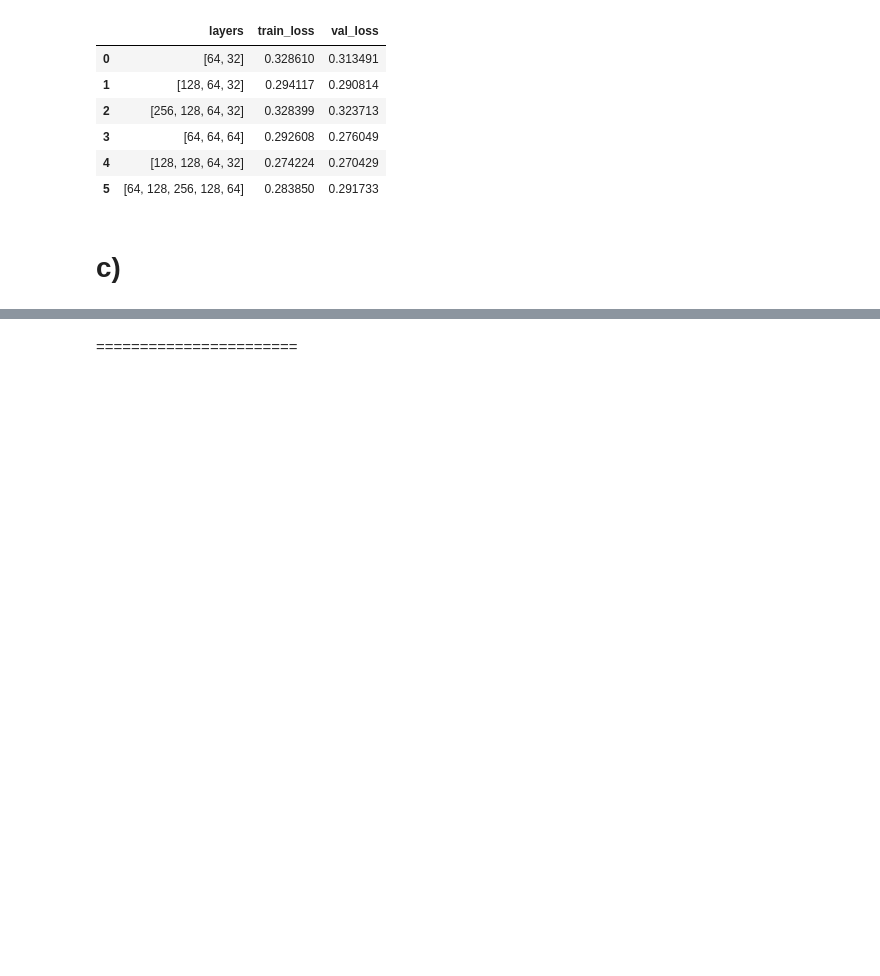
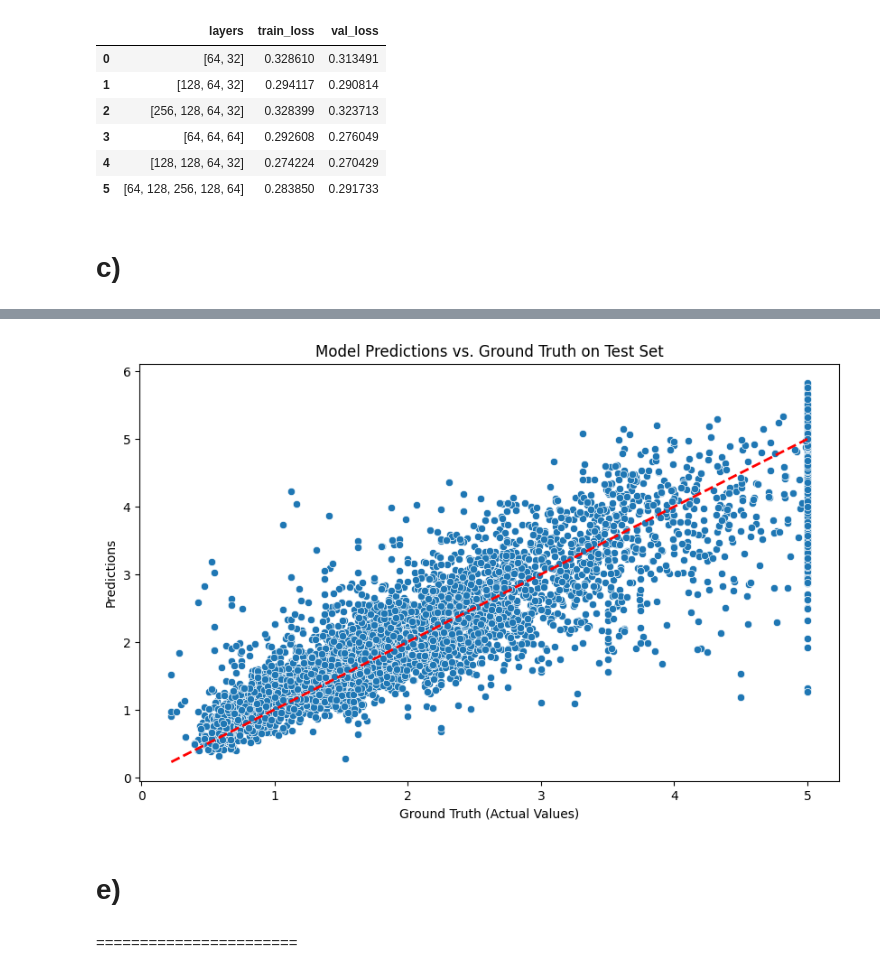
Before and after one commit to saifar-tug/deep_learning_ex2, a Jupyter notebook: Assignment_2.ipynb, the cells around one changed output, grey strips where cells are left out. Drawn from its saved outputs; the diff is of its cells as text; code cells hidden in the pictures; blank space fills up the shorter version.

```diff
--- a/Assignment_2.ipynb
+++ b/Assignment_2.ipynb
@@ -256,0 +315,6 @@ results_df_optimizers
+# %%
+# Evaluate the final model on the test set
+x_test_normalized = scaler.transform(x_test)
+y_pred = final_model.predict(x_test_normalized)
+test_loss = mean_squared_error(y_test, y_pred)
+print(f"Final Test Error (MSE): {test_loss}")
@@ -257,2 +324,18 @@ results_df_optimizers
+# %%
+import matplotlib.pyplot as plt
+import seaborn as sns
+
+# Scatter plot comparing model predictions with ground truth values on the test set
+plt.figure(figsize=(10, 6))
+sns.scatterplot(x=y_test.flatten(), y=y_pred.flatten())
+plt.plot([y_test.min(), y_test.max()], [y_test.min(), y_test.max()], color='red', linestyle='--', linewidth=2)
+plt.title('Model Predictions vs. Ground Truth on Test Set')
+plt.xlabel('Ground Truth (Actual Values)')
+plt.ylabel('Predictions')
+plt.show()
+# %% [output]
+[figure, added]
+# %% [markdown]
+# e)
 # %% [markdown]
 =======================
```
Also changed, not shown: parts of 17 cells of this notebook.
